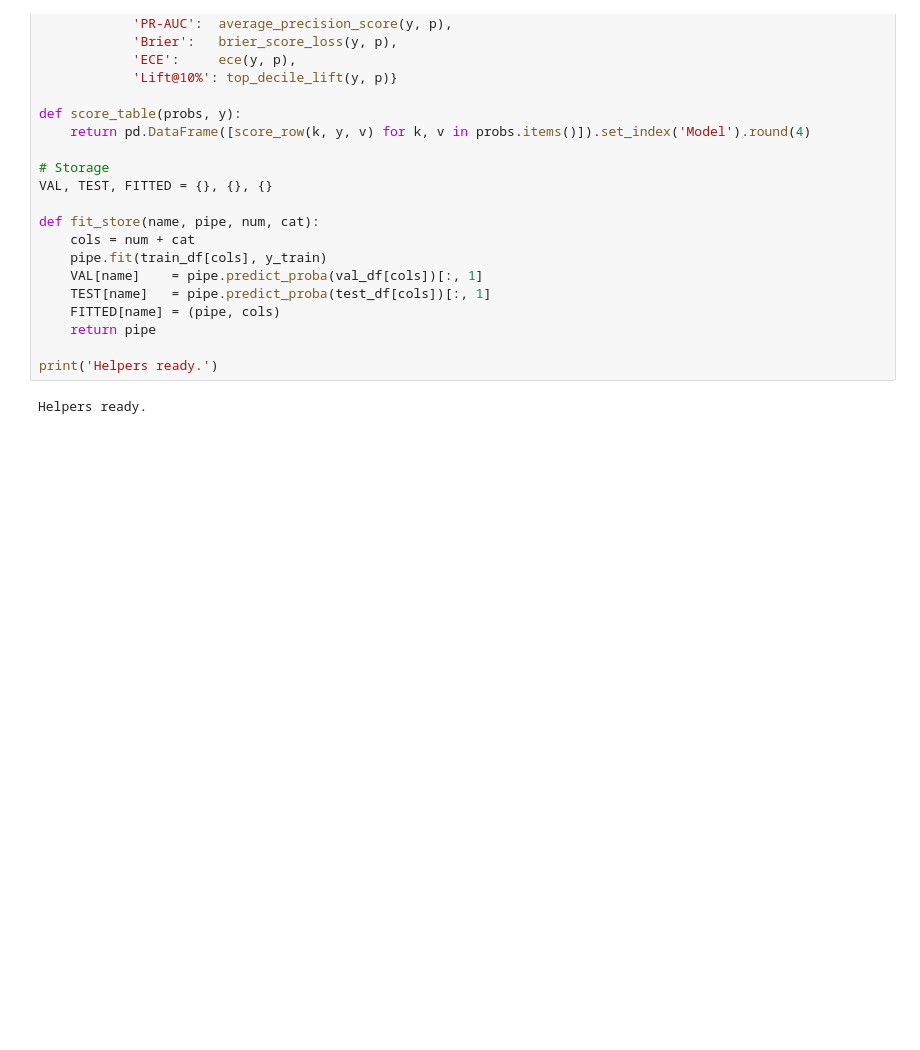
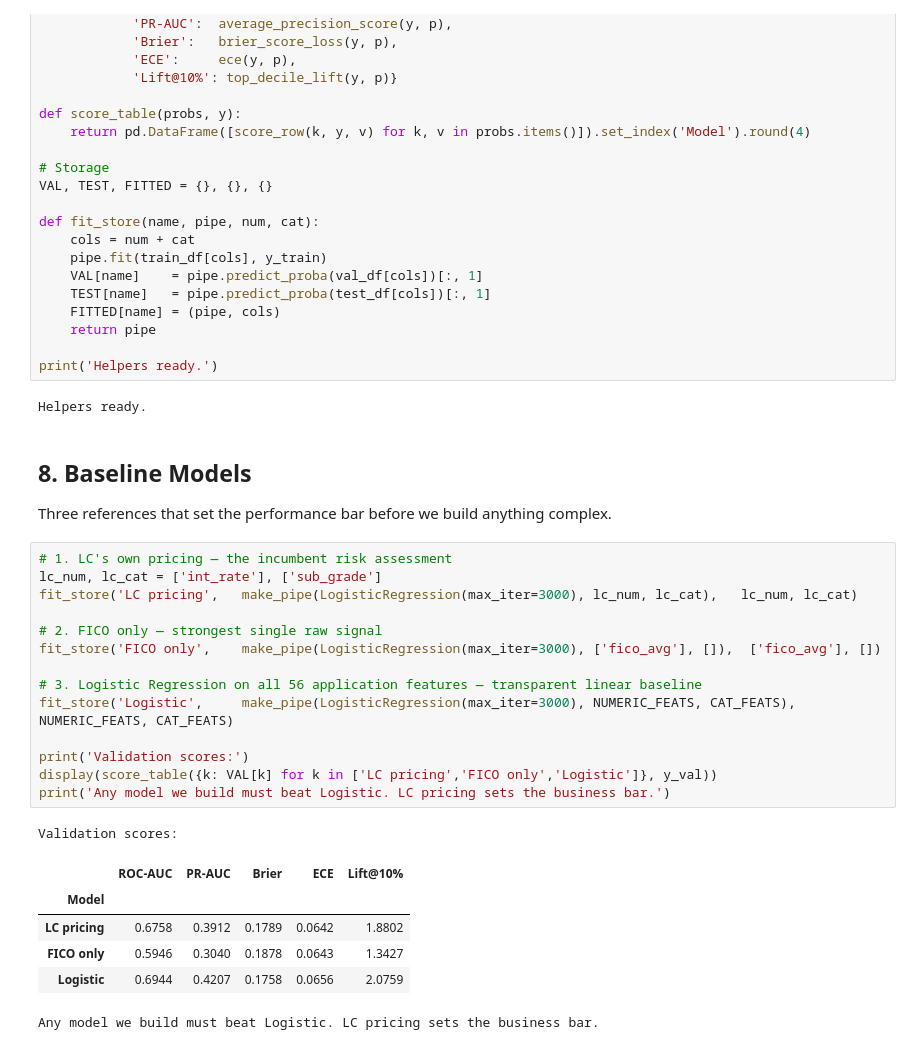
Before and after one commit to ElaheShadman/loan-default-risk-prediction, a Jupyter notebook: lending_notebook.ipynb, the cells around one changed output. Cells and saved outputs as stored; diff of their text form; blank space fills up the shorter version.

Commit message:
Section 8: baseline models
(LendingClub pricing, FICO only, logistic regression)

```diff
--- a/lending_notebook.ipynb
+++ b/lending_notebook.ipynb
@@ -309,3 +309,29 @@ def fit_store(name, pipe, num, cat):
 print('Helpers ready.')
 # %% [output]
 Helpers ready.
+# %% [markdown]
+## 8. Baseline Models
+
+Three references that set the performance bar before we build anything complex.
+# %%
+# 1. LC's own pricing — the incumbent risk assessment
+lc_num, lc_cat = ['int_rate'], ['sub_grade']
+fit_store('LC pricing',   make_pipe(LogisticRegression(max_iter=3000), lc_num, lc_cat),   lc_num, lc_cat)
+
+# 2. FICO only — strongest single raw signal
+fit_store('FICO only',    make_pipe(LogisticRegression(max_iter=3000), ['fico_avg'], []),  ['fico_avg'], [])
+
+# 3. Logistic Regression on all 56 application features — transparent linear baseline
+fit_store('Logistic',     make_pipe(LogisticRegression(max_iter=3000), NUMERIC_FEATS, CAT_FEATS), NUMERIC_FEATS, CAT_FEATS)
+
+print('Validation scores:')
+display(score_table({k: VAL[k] for k in ['LC pricing','FICO only','Logistic']}, y_val))
+print('Any model we build must beat Logistic. LC pricing sets the business bar.')
+# %% [output]
+Validation scores:
+|  | ROC-AUC | PR-AUC | Brier | ECE | Lift@10% |
+| Model |  |  |  |  |  |
+| LC pricing | 0.6758 | 0.3912 | 0.1789 | 0.0642 | 1.8802 |
+| FICO only | 0.5946 | 0.3040 | 0.1878 | 0.0643 | 1.3427 |
+| Logistic | 0.6944 | 0.4207 | 0.1758 | 0.0656 | 2.0759 |
+Any model we build must beat Logistic. LC pricing sets the business bar.
```
